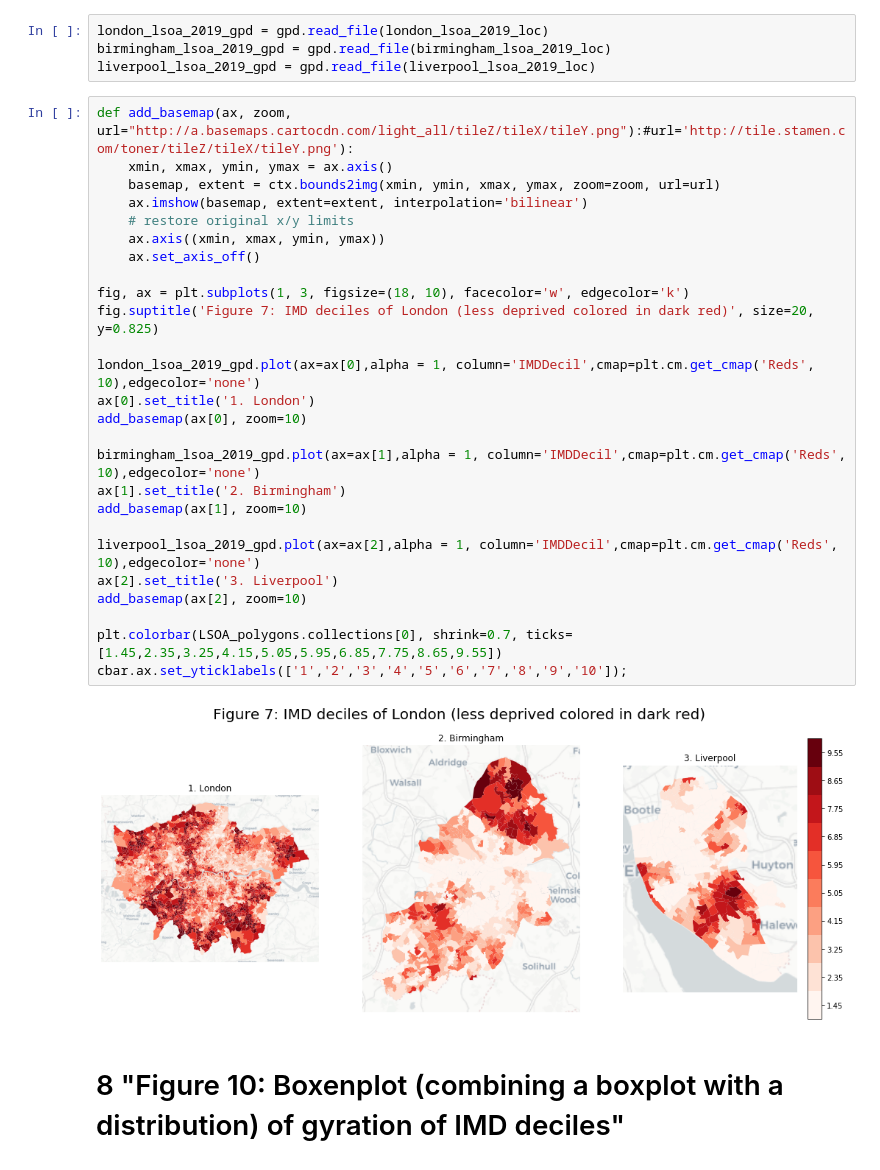
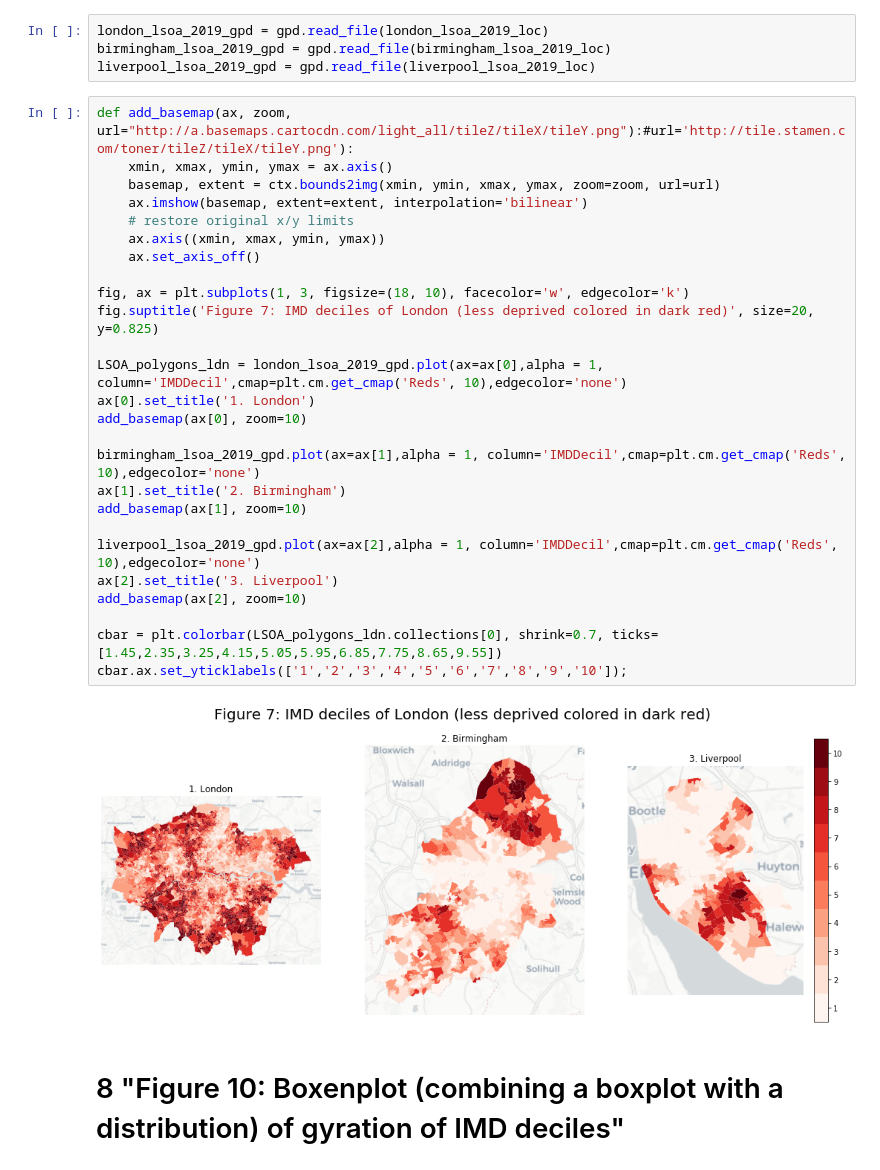
Before and after one commit to 5uperpalo/Telefonica, a Jupyter notebook: IMC2020/UK_Diagrams_IMC2020.ipynb, the cells around one changed output. Drawn from its saved outputs; the diff is of its cells as text.

```diff
--- a/IMC2020/UK_Diagrams_IMC2020.ipynb
+++ b/IMC2020/UK_Diagrams_IMC2020.ipynb
@@ -529,31 +551,31 @@ liverpool_lsoa_2019_gpd = gpd.read_file(liverpool_lsoa_2019_loc)
 # %%
 def add_basemap(ax, zoom, url="http://a.basemaps.cartocdn.com/light_all/tileZ/tileX/tileY.png"):#url='http://tile.stamen.com/toner/tileZ/tileX/tileY.png'):
     xmin, xmax, ymin, ymax = ax.axis()
     basemap, extent = ctx.bounds2img(xmin, ymin, xmax, ymax, zoom=zoom, url=url)
     ax.imshow(basemap, extent=extent, interpolation='bilinear')
     # restore original x/y limits
     ax.axis((xmin, xmax, ymin, ymax))
     ax.set_axis_off()
 
 fig, ax = plt.subplots(1, 3, figsize=(18, 10), facecolor='w', edgecolor='k')
 fig.suptitle('Figure 7: IMD deciles of London (less deprived colored in dark red)', size=20, y=0.825)
 
-london_lsoa_2019_gpd.plot(ax=ax[0],alpha = 1, column='IMDDecil',cmap=plt.cm.get_cmap('Reds', 10),edgecolor='none')
+LSOA_polygons_ldn = london_lsoa_2019_gpd.plot(ax=ax[0],alpha = 1, column='IMDDecil',cmap=plt.cm.get_cmap('Reds', 10),edgecolor='none')
 ax[0].set_title('1. London')
 add_basemap(ax[0], zoom=10)
 
 birmingham_lsoa_2019_gpd.plot(ax=ax[1],alpha = 1, column='IMDDecil',cmap=plt.cm.get_cmap('Reds', 10),edgecolor='none')
 ax[1].set_title('2. Birmingham')
 add_basemap(ax[1], zoom=10)
 
 liverpool_lsoa_2019_gpd.plot(ax=ax[2],alpha = 1, column='IMDDecil',cmap=plt.cm.get_cmap('Reds', 10),edgecolor='none')
 ax[2].set_title('3. Liverpool')
 add_basemap(ax[2], zoom=10)
 
-plt.colorbar(LSOA_polygons.collections[0], shrink=0.7, ticks=[1.45,2.35,3.25,4.15,5.05,5.95,6.85,7.75,8.65,9.55])
+cbar = plt.colorbar(LSOA_polygons_ldn.collections[0], shrink=0.7, ticks=[1.45,2.35,3.25,4.15,5.05,5.95,6.85,7.75,8.65,9.55])
 cbar.ax.set_yticklabels(['1','2','3','4','5','6','7','8','9','10']);
 # %% [output]
-[figure, old version]
+[figure, new version]
 # %% [markdown]
 # 8 "Figure 10: Boxenplot (combining a boxplot with a distribution) of gyration of IMD deciles"
 # %%
```
Also changed, not shown: parts of 16 cells of this notebook.
